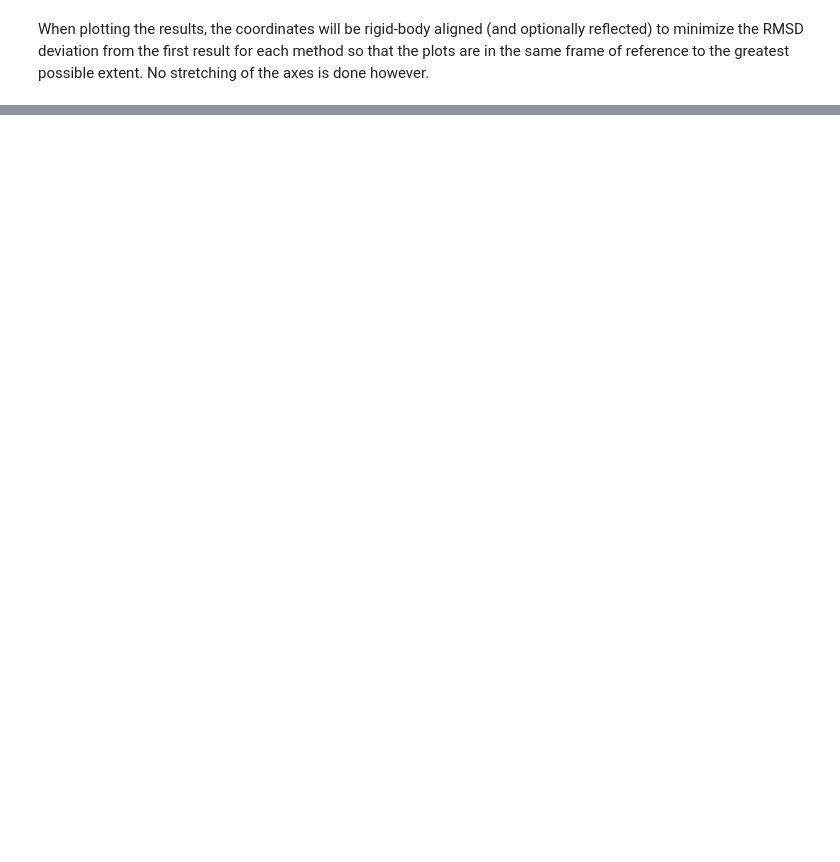
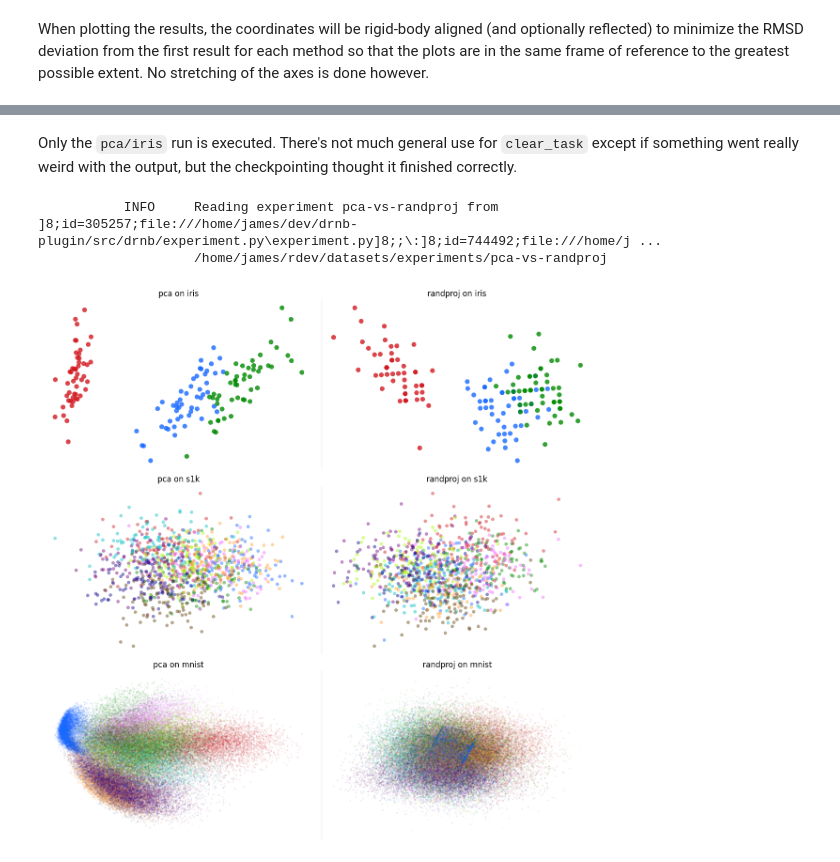
Before and after one commit to jlmelville/drnb, a Jupyter notebook: notebooks/embed-pipeline/experiments.ipynb, the cells around one changed output, grey strips where cells are left out. Drawn from its saved outputs; the diff is of its cells as text; code cells hidden in the pictures; blank space fills up the shorter version.

```diff
--- a/notebooks/embed-pipeline/experiments.ipynb
+++ b/notebooks/embed-pipeline/experiments.ipynb
@@ -30,0 +72,12 @@ experiment.plot()
+# %% [markdown]
+Only the `pca/iris` run is executed. There's not much general use for `clear_task` except if
+something went really weird with the output, but the checkpointing thought it finished correctly.
+# %%
+from drnb.experiment import read_experiment
+
+exp = read_experiment("pca-vs-randproj")
+exp.plot()
+# %% [output]
+           INFO     Reading experiment pca-vs-randproj from                        ]8;id=305257;file:///home/james/dev/drnb-plugin/src/drnb/experiment.py\experiment.py]8;;\:]8;id=744492;file:///home/j ...
+                    /home/james/rdev/datasets/experiments/pca-vs-randproj
+[figure, added]
```
Also changed, not shown: parts of 9 cells of this notebook, 2 other files.
